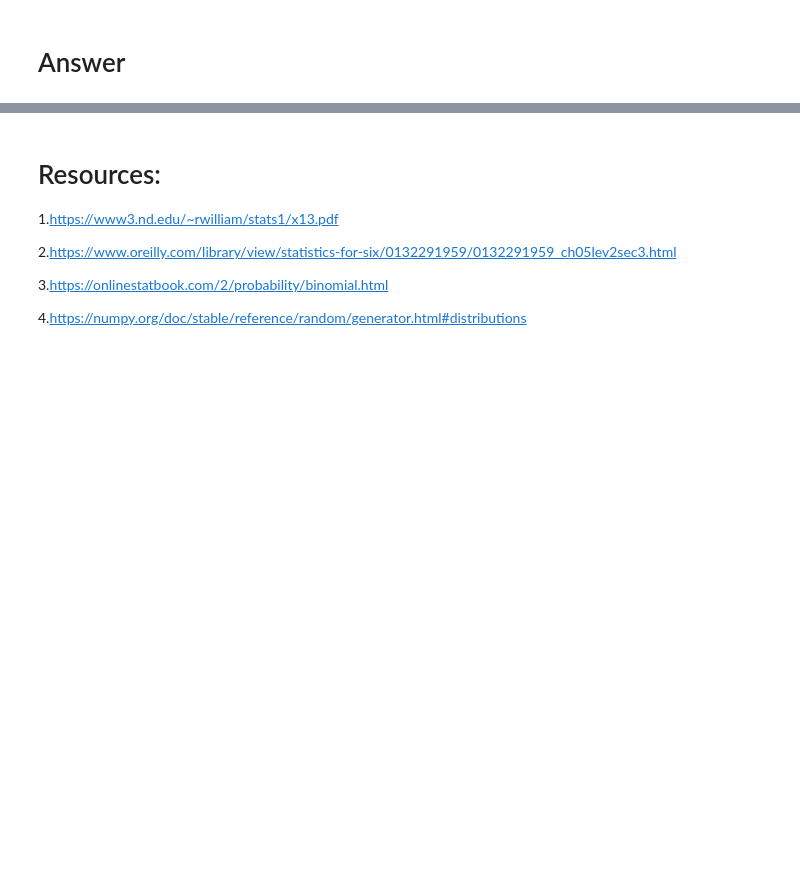
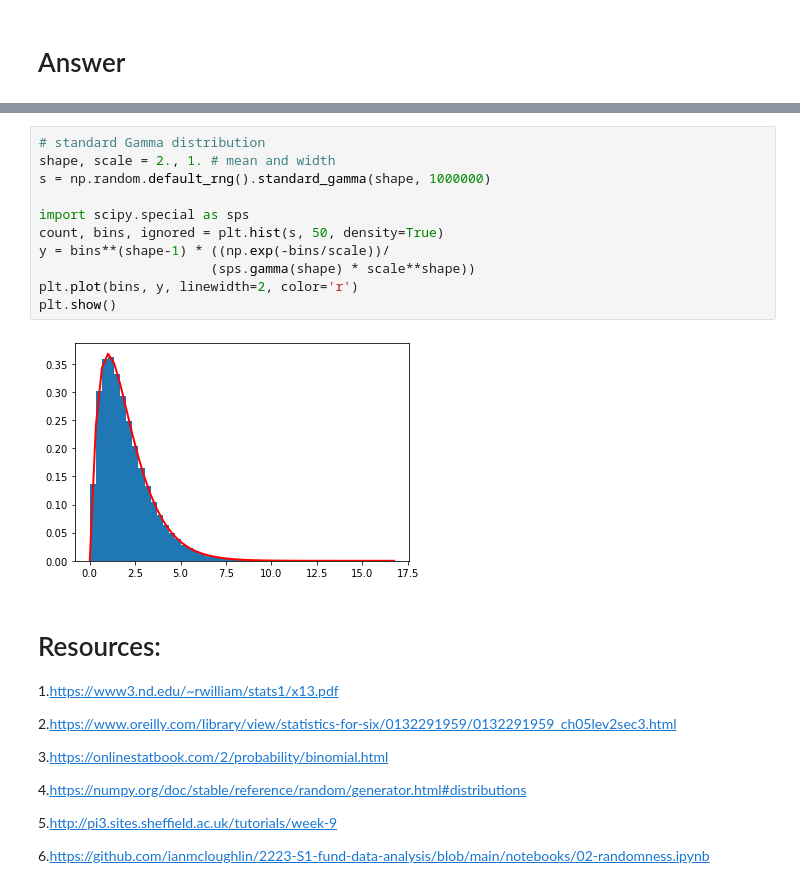
Before and after one commit to StanicicA/funddata-assessment, a Jupyter notebook: 02-Randomness/02-Randomness.ipynb, the cells around one changed output, grey strips where cells are left out. Saved outputs shown, nothing was run; the diff lists cells and outputs as text; blank space fills up the shorter version.

```diff
--- a/02-Randomness/02-Randomness.ipynb
+++ b/02-Randomness/02-Randomness.ipynb
@@ -729,3 +755,16 @@ https://numpy.org/doc/stable/reference/random/generator.html#distributions
+# %%
+# standard Gamma distribution
+shape, scale = 2., 1. # mean and width
+s = np.random.default_rng().standard_gamma(shape, 1000000)
+
+import scipy.special as sps
+count, bins, ignored = plt.hist(s, 50, density=True)
+y = bins**(shape-1) * ((np.exp(-bins/scale))/
+                      (sps.gamma(shape) * scale**shape))
+plt.plot(bins, y, linewidth=2, color='r')
+plt.show()
+# %% [output]
+[figure, added]
 # %% [markdown]
 # Resources:
 1.https://www3.nd.edu/~rwilliam/stats1/x13.pdf
@@ -735,3 +774,7 @@ https://numpy.org/doc/stable/reference/random/generator.html#distributions
 3.https://onlinestatbook.com/2/probability/binomial.html
 
 4.https://numpy.org/doc/stable/reference/random/generator.html#distributions
+
+5.http://pi3.sites.sheffield.ac.uk/tutorials/week-9
+
+6.https://github.com/ianmcloughlin/2223-S1-fund-data-analysis/blob/main/notebooks/02-randomness.ipynb
```
Also changed, not shown: parts of 15 cells of this notebook.
